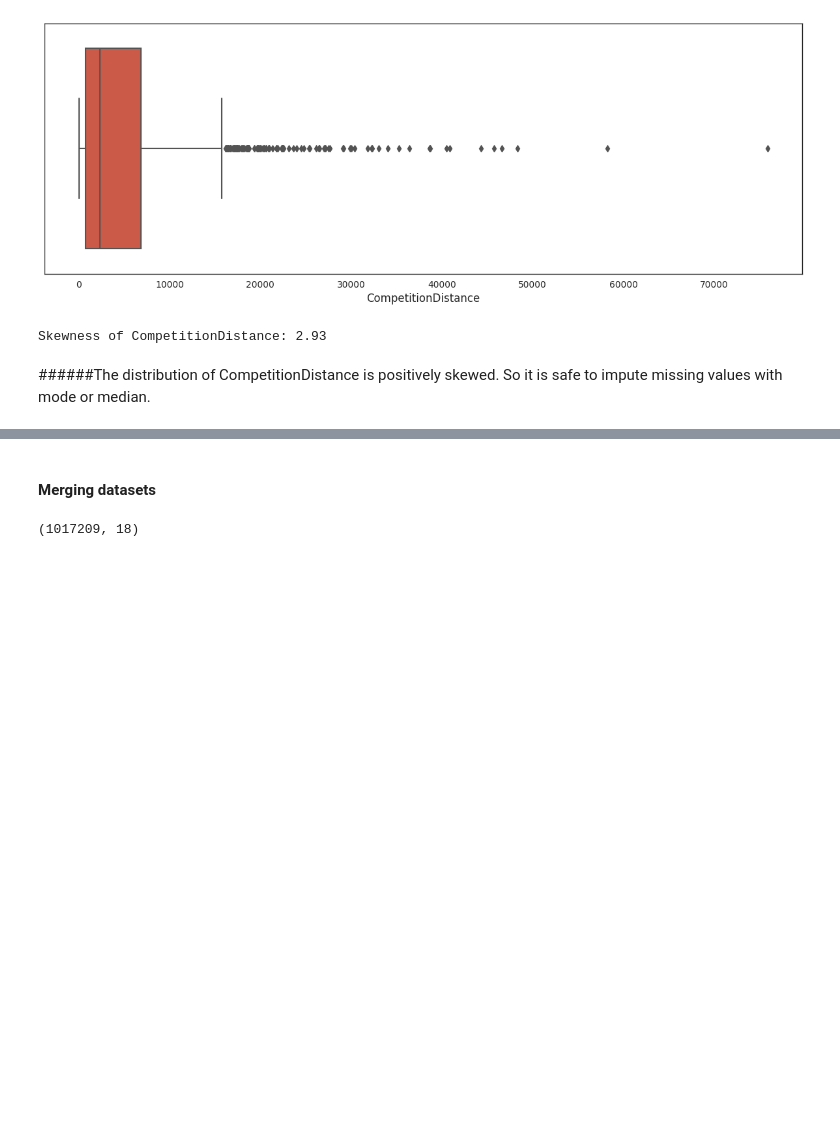
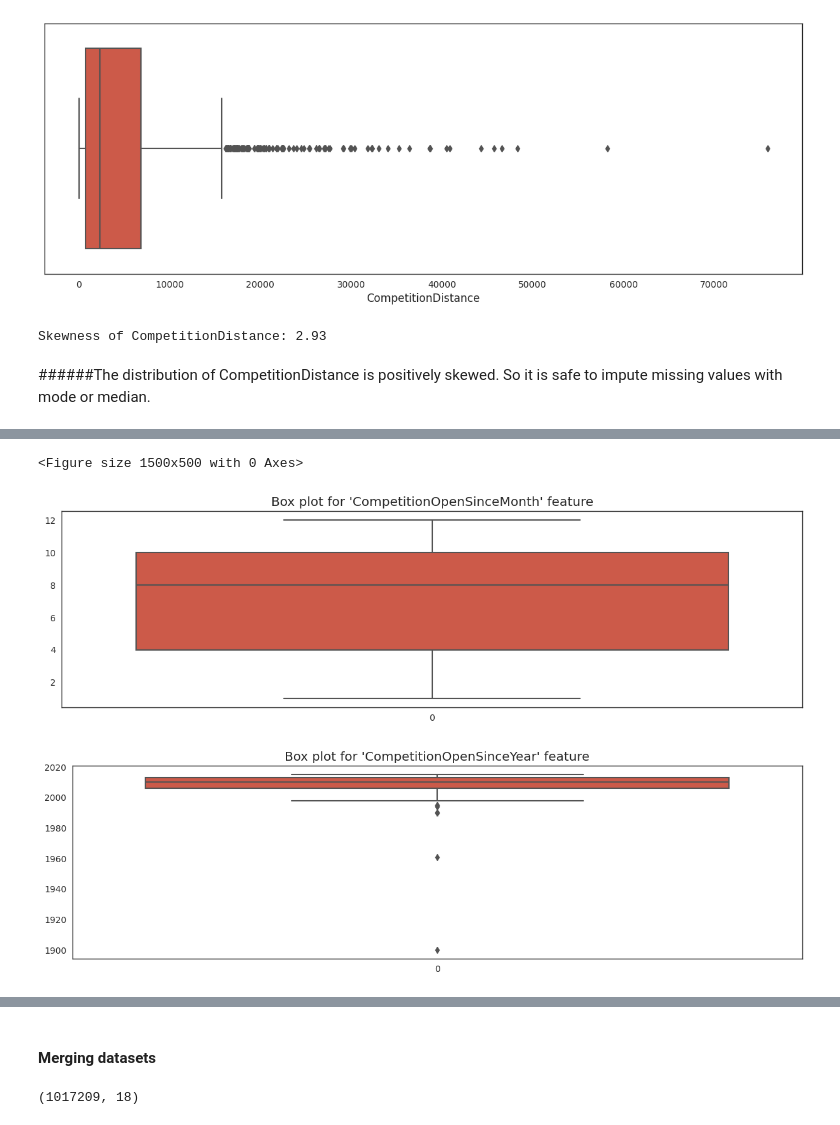
Before and after one commit to anirudhawagh/Sales-Prediction-Retail-Chain-Rossmann-through-Regression-based-Machine-Learning-Initiative, a Jupyter notebook: Retail_Sales_Prediction_By_Aniruddha.ipynb, the cells around one changed output, grey strips where cells are left out. Cells and saved outputs as stored; diff of their text form; code cells hidden in the pictures; blank space fills up the shorter version.

```diff
--- a/Retail_Sales_Prediction_By_Aniruddha.ipynb
+++ b/Retail_Sales_Prediction_By_Aniruddha.ipynb
@@ -393,0 +445,13 @@ Skewness of CompetitionDistance: 2.93
+# %%
+#plotting box plot for CompetitionOpenSinceMonth and CompetitionOpenSinceYear
+plt.figure(figsize=(15,5));
+x= ["CompetitionOpenSinceMonth","CompetitionOpenSinceYear"];
+for i in x:
+  plt.figure(figsize=(15,4));
+  sns.boxplot(store_df[i]);
+  plt.title(f"Box plot for '{i}' feature");
+  plt.show();
+# %% [output]
+<Figure size 1500x500 with 0 Axes>
+[figure, added]
+[figure, added]
```
Also changed, not shown: parts of 43 cells of this notebook.
